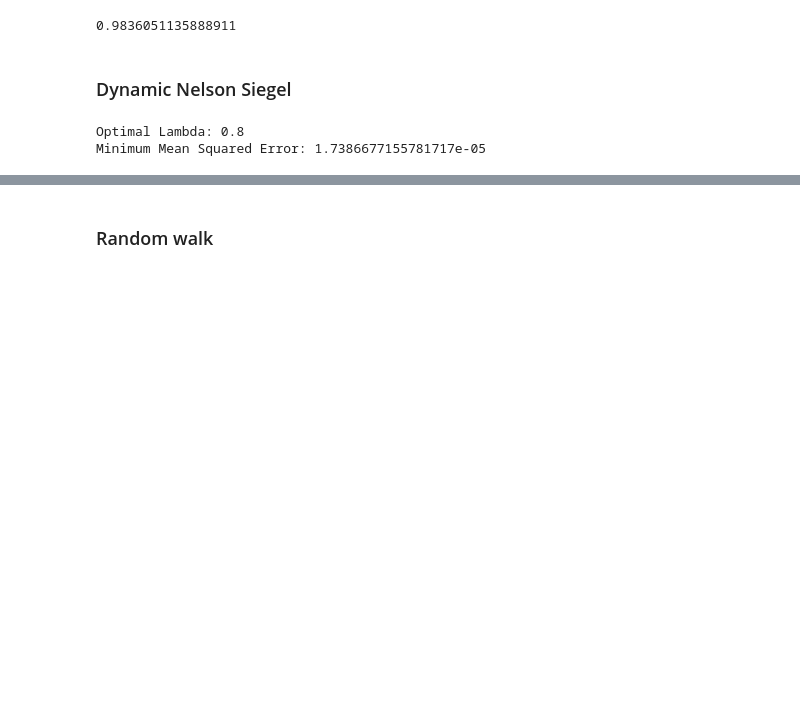
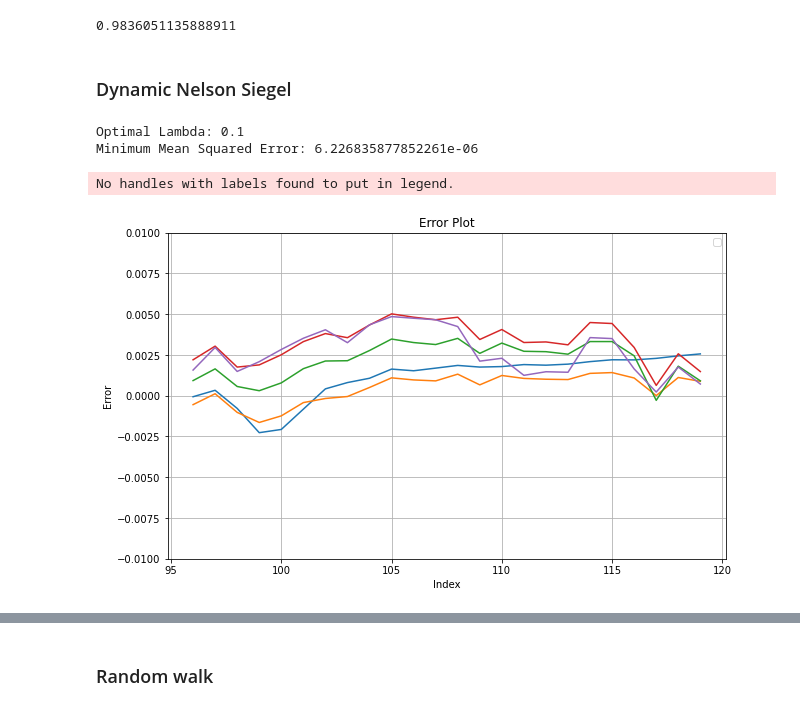
Before and after one commit to obbepulles/Seminar-ING, a Jupyter notebook: amira.ipynb, the cells around one changed output, grey strips where cells are left out. Cells and saved outputs as stored; diff of their text form; code cells hidden in the pictures; blank space fills up the shorter version.

```diff
--- a/amira.ipynb
+++ b/amira.ipynb
@@ -205,8 +259,8 @@ def estimate_betas(Y, tau_example, lambda_example):
     return B, betas
 
 # Sample data setup
-train_data = euribor.iloc[:66, 1:]
-test_data = euribor.iloc[66:, 1:]
+train_data = euribor.iloc[:96, 1:]
+test_data = euribor.iloc[96:, 1:]
 
 # Define maturities
 maturities = ["6M", "1Y", "3Y", "5Y", "10Y"]
@@ -248,6 +302,6 @@ optimal_lambda, min_mse = find_optimal_lambda(train_data, test_data, tau_example
 print("Optimal Lambda:", optimal_lambda)
 print("Minimum Mean Squared Error:", min_mse)
 # %% [output]
-Optimal Lambda: 0.8
-Minimum Mean Squared Error: 1.7386677155781717e-05
+Optimal Lambda: 0.1
+Minimum Mean Squared Error: 6.226835877852261e-06
 # %%
@@ -263,6 +317,23 @@ new_column_names = {0: '6M', 1: '1Y', 2: '3Y', 3:'5Y', 4:'10Y'}
 # Rename columns
 y.rename(columns=new_column_names, inplace=True)
 y=y.set_index(test_data.index)
+# %%
+# Calculate the error
+error = y - test_data
+
+# Plot the error
+plt.figure(figsize=(10, 6))
+plt.plot(error)
+plt.title('Error Plot')
+plt.xlabel('Index')
+plt.ylabel('Error')
+plt.ylim(-0.01, 0.01)
+plt.legend()
+plt.grid(True)
+plt.show()
+# %% [output]
+No handles with labels found to put in legend.
+[figure, added]
 # %%
 # Create a copy of the transposed DataFrame
 sf = y.copy()
```
Also changed, not shown: parts of 37 cells of this notebook.
